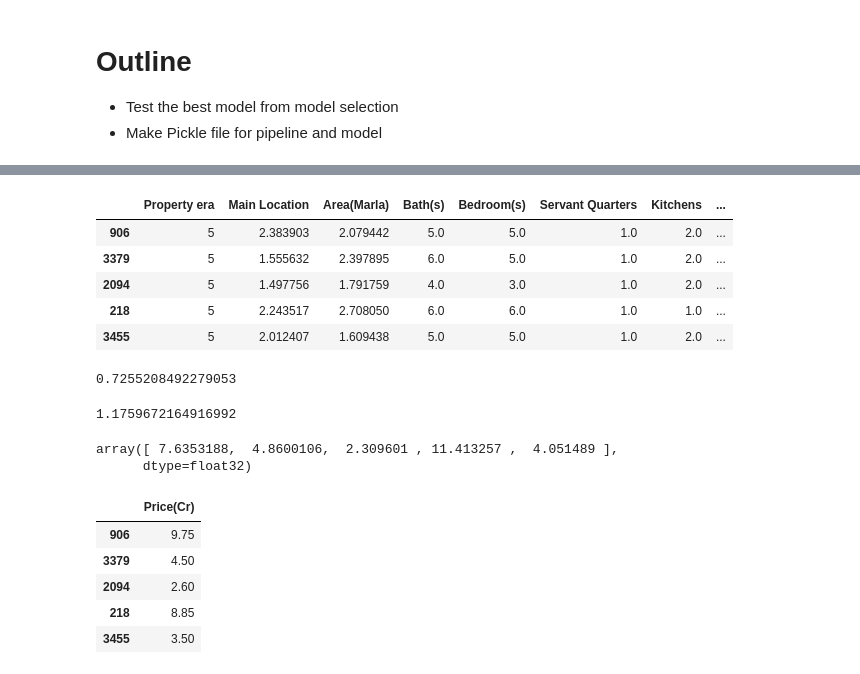
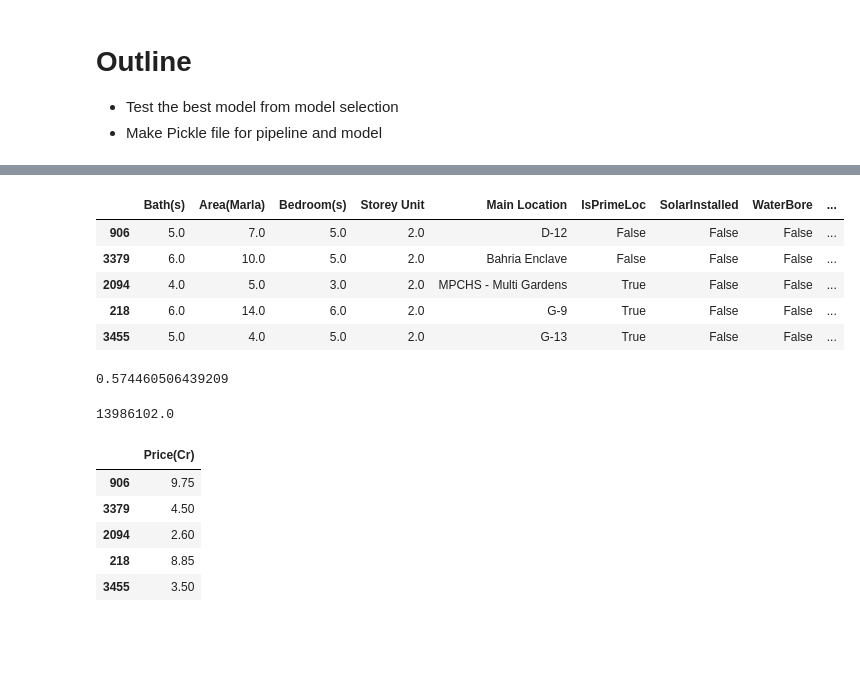
Before and after one commit to Piro369/End-to-End-Real-Estate-ml, a Jupyter notebook: 6. Model Selection/Houses_Pipeline.ipynb, the cells around one changed output, grey strips where cells are left out. Cells and saved outputs as stored; diff of their text form; code cells hidden in the pictures; blank space fills up the shorter version.

```diff
--- a/6. Model Selection/Houses_Pipeline.ipynb
+++ b/6. Model Selection/Houses_Pipeline.ipynb
@@ -95,2 +43,0 @@ prepocessor = ColumnTransformer(
-# %%
-prepocessor.fit_transform(X_train,y_train)
@@ -115,0 +44,11 @@ X_test_transformed = prepocessor.transform(X_test)
+# %%
+X_train['Plot_Size_Sqft'] = X_train['Area(Marla)'] * 272.251
+FOOTPRINT_FACTOR = 0.8
+X_train['Total Built up space'] = X_train['Plot_Size_Sqft'] * FOOTPRINT_FACTOR * X_train['Storey Unit']
+
+X_test['Plot_Size_Sqft'] = X_test['Area(Marla)'] * 272.251
+FOOTPRINT_FACTOR = 0.8
+X_test['Total Built up space'] = X_test['Plot_Size_Sqft'] * FOOTPRINT_FACTOR * X_test['Storey Unit']
+# %%
+X_train.drop(columns=['Servant Quarters','Kitchens','Store Rooms','luxury_type','Plot_Size_Sqft'],inplace=True)
+X_test.drop(columns=['Servant Quarters','Kitchens','Store Rooms','luxury_type','Plot_Size_Sqft'],inplace=True)
@@ -141,3 +189,12 @@ mean_absolute_error(y_test,y_pred)
 # %%
 test_input = X_train.iloc[:5]
+# %%
+test_input
+# %% [output]
+|  | Bath(s) | Area(Marla) | Bedroom(s) | Storey Unit | Main Location | IsPrimeLoc | SolarInstalled | WaterBore | ... |
+| 906 | 5.0 | 7.0 | 5.0 | 2.0 | D-12 | False | False | False | ... |
+| 3379 | 6.0 | 10.0 | 5.0 | 2.0 | Bahria Enclave | False | False | False | ... |
+| 2094 | 4.0 | 5.0 | 3.0 | 2.0 | MPCHS - Multi Gardens | True | False | False | ... |
+| 218 | 6.0 | 14.0 | 6.0 | 2.0 | G-9 | True | False | False | ... |
+| 3455 | 5.0 | 4.0 | 5.0 | 2.0 | G-13 | True | False | False | ... |
 # %%
@@ -145,27 +202,13 @@ test_input_transformed = prepocessor.transform(test_input)
-# %%
-test_input_transformed
-# %% [output]
-|  | Property era | Main Location | Area(Marla) | Bath(s) | Bedroom(s) | Servant Quarters | Kitchens | ... |
-| 906 | 5 | 2.383903 | 2.079442 | 5.0 | 5.0 | 1.0 | 2.0 | ... |
-| 3379 | 5 | 1.555632 | 2.397895 | 6.0 | 5.0 | 1.0 | 2.0 | ... |
-| 2094 | 5 | 1.497756 | 1.791759 | 4.0 | 3.0 | 1.0 | 2.0 | ... |
-| 218 | 5 | 2.243517 | 2.708050 | 6.0 | 6.0 | 1.0 | 1.0 | ... |
-| 3455 | 5 | 2.012407 | 1.609438 | 5.0 | 5.0 | 1.0 | 2.0 | ... |
 # %%
-y_pred_test = best_model.predict(test_input_transformed)
-y_pred_test = np.expm1(y_pred_test)
-r2_score(y_train[:5],y_pred_test)
+y_pred_test_log = best_model.predict(test_input_transformed)
+y_pred_test = np.exp(y_pred_test_log)
+r2_score(y_train[:5]*10000000,y_pred_test)
 # %% [output]
-0.7255208492279053
+0.574460506439209
 # %%
-mean_absolute_error(y_train[:5],y_pred_test)
+mean_absolute_error(y_train[:5]*10000000,y_pred_test)
 # %% [output]
-1.1759672164916992
+13986102.0
-# %%
-y_pred_test
-# %% [output]
-array([ 7.6353188,  4.8600106,  2.309601 , 11.413257 ,  4.051489 ],
-      dtype=float32)
 # %%
 y_train[:5]
 # %% [output]
```
Also changed, not shown: parts of 30 cells of this notebook, 7 other files.
